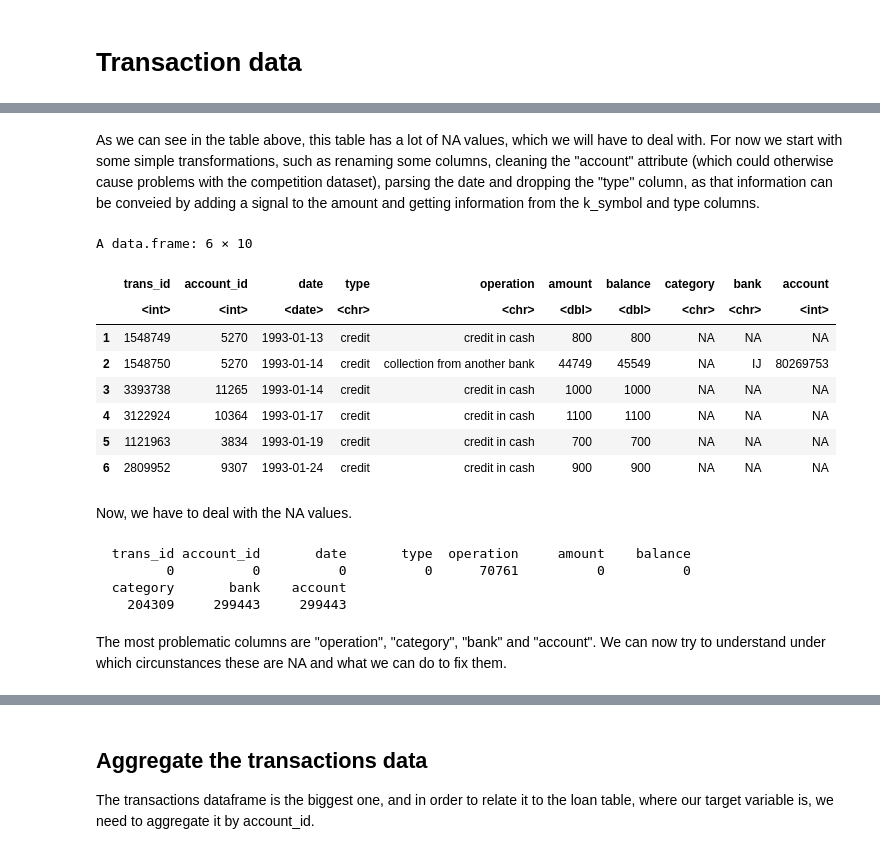
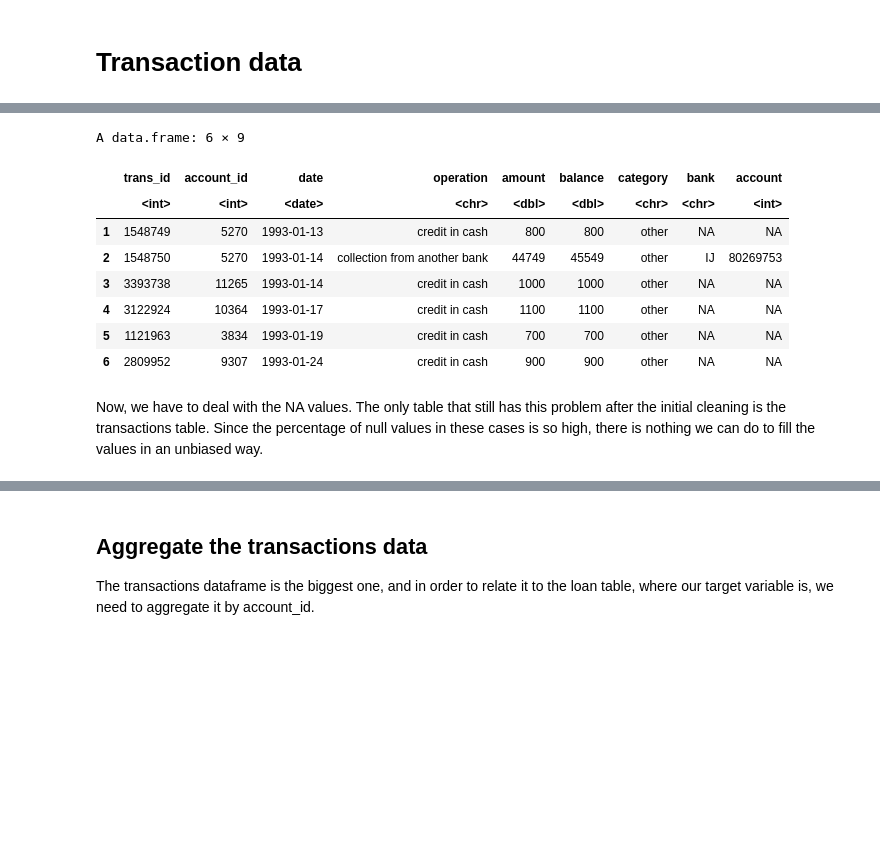
Before and after one commit to 1Krypt0/FEUP-AC-PROJ, a Jupyter notebook: docs/data-preparation.ipynb, the cells around one changed output, grey strips where cells are left out. Saved outputs shown, nothing was run; the diff lists cells and outputs as text; code cells hidden in the pictures; blank space fills up the shorter version.

```diff
--- a/docs/data-preparation.ipynb
+++ b/docs/data-preparation.ipynb
@@ -29,28 +9,3 @@ We start by reading the data from the csv files that are available and uniformiz
-# %%
-load.data <- function(train) {
-    # Read csv files
-    account_data <- read.csv("../data/account.csv", sep = ";")
-    card_data <- read.csv("../data/card_dev.csv", sep = ";")
-client_data <- read.csv("../data/client.csv", sep = ";")
-disp_data <- read.csv("../data/disp.csv", sep = ";")
-district_data <- read.csv("../data/district.csv",
-  sep = ";", na.strings = c("NaN", "?"))
-loan_data <- read.csv("../data/loan_dev.csv", sep = ";")
-trans_data <- read.csv("../data/trans_dev.csv", sep = ";")
-
-# Change empty values to NA
-account_data <-
-  replace(account_data, (account_data == "" | account_data == " "), NA)
-card_data <- replace(card_data, (card_data == "" | card_data == " "), NA)
-client_data <-
-  replace(client_data, (client_data == "" | client_data == " "), NA)
-disp_data <-
-  replace(disp_data, (disp_data == "" | disp_data == " "), NA)
-district_data <-
-  replace(district_data, (district_data == "" | district_data == " "), NA)
-loan_data <- replace(loan_data, (loan_data == "" | loan_data == " "), NA)
-trans_data <- replace(trans_data, (trans_data == "" | trans_data == " "), NA)
-}
 # %% [markdown]
 ## Account Data
 
@@ -275,4 +264 @@ A data.frame: 6 × 10
-# %% [markdown]
-As we can see in the table above, this table has a lot of NA values, which we will have to deal with.
-For now we start with some simple transformations, such as renaming some columns, cleaning the "account" attribute (which could otherwise cause problems with the competition dataset), parsing the date and dropping the "type" column, as that information can be conveied by adding a signal to the amount and getting information from the k_symbol and type columns.
 # %%
@@ -300,23 +313,14 @@ trans_data <- transform(trans_data,
 # %%
-head(trans_data)
+head(prepare_trans())
 # %% [output]
-A data.frame: 6 × 10
+A data.frame: 6 × 9
-|  | trans_id | account_id | date | type | operation | amount | balance | category | bank | account |
-|  | <int> | <int> | <date> | <chr> | <chr> | <dbl> | <dbl> | <chr> | <chr> | <int> |
-| 1 | 1548749 | 5270 | 1993-01-13 | credit | credit in cash | 800 | 800 | NA | NA | NA |
-| 2 | 1548750 | 5270 | 1993-01-14 | credit | collection from another bank | 44749 | 45549 | NA | IJ | 80269753 |
-| 3 | 3393738 | 11265 | 1993-01-14 | credit | credit in cash | 1000 | 1000 | NA | NA | NA |
-| 4 | 3122924 | 10364 | 1993-01-17 | credit | credit in cash | 1100 | 1100 | NA | NA | NA |
-| 5 | 1121963 | 3834 | 1993-01-19 | credit | credit in cash | 700 | 700 | NA | NA | NA |
-| 6 | 2809952 | 9307 | 1993-01-24 | credit | credit in cash | 900 | 900 | NA | NA | NA |
+|  | trans_id | account_id | date | operation | amount | balance | category | bank | account |
+|  | <int> | <int> | <date> | <chr> | <dbl> | <dbl> | <chr> | <chr> | <int> |
+| 1 | 1548749 | 5270 | 1993-01-13 | credit in cash | 800 | 800 | other | NA | NA |
+| 2 | 1548750 | 5270 | 1993-01-14 | collection from another bank | 44749 | 45549 | other | IJ | 80269753 |
+| 3 | 3393738 | 11265 | 1993-01-14 | credit in cash | 1000 | 1000 | other | NA | NA |
+| 4 | 3122924 | 10364 | 1993-01-17 | credit in cash | 1100 | 1100 | other | NA | NA |
+| 5 | 1121963 | 3834 | 1993-01-19 | credit in cash | 700 | 700 | other | NA | NA |
+| 6 | 2809952 | 9307 | 1993-01-24 | credit in cash | 900 | 900 | other | NA | NA |
 # %% [markdown]
-Now, we have to deal with the NA values.
+Now, we have to deal with the NA values. The only table that still has this problem after the initial cleaning is the transactions table. Since the percentage of null values in these cases is so high, there is nothing we can do to fill the values in an unbiased way.
-# %%
-colSums(is.na(trans_data)) # count number of NA values for each column
-# %% [output]
-  trans_id account_id       date       type  operation     amount    balance
-         0          0          0          0      70761          0          0
-  category       bank    account
-    204309     299443     299443
-# %% [markdown]
-The most problematic columns are "operation", "category", "bank" and "account". We can now try to understand under which circunstances these are NA and what we can do to fix them.
```
Also changed, not shown: parts of 42 cells of this notebook, 1 other file.
